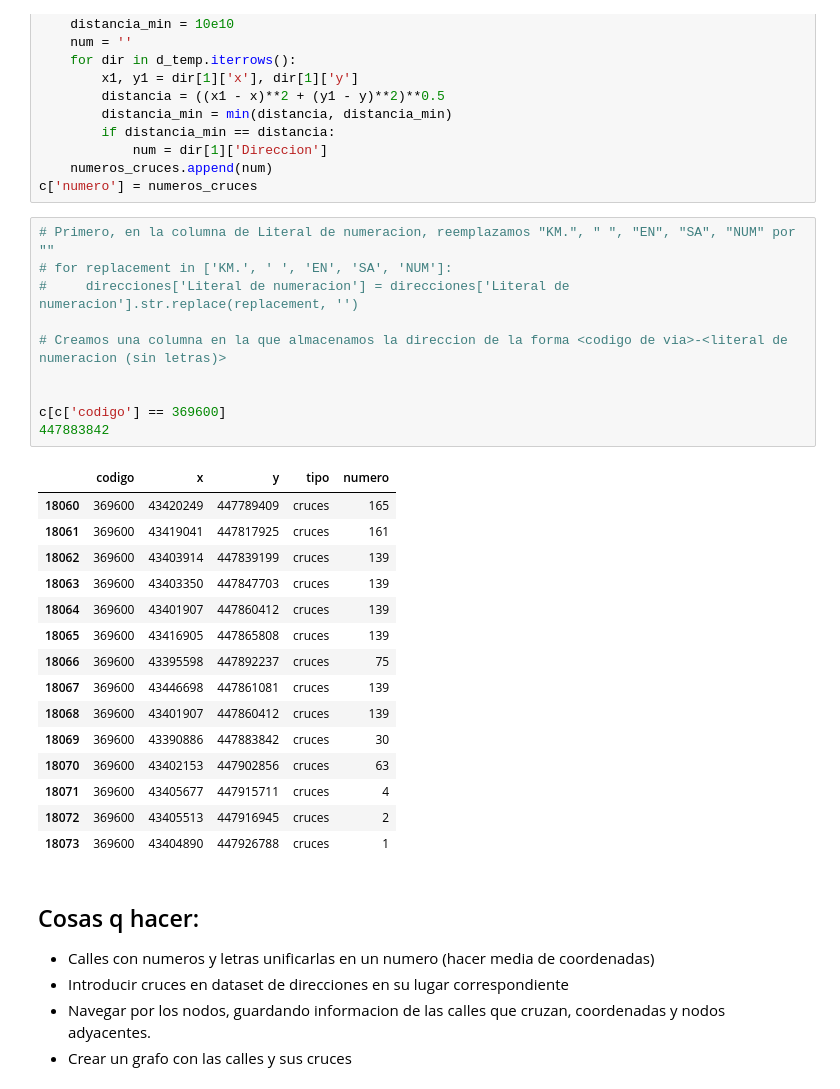
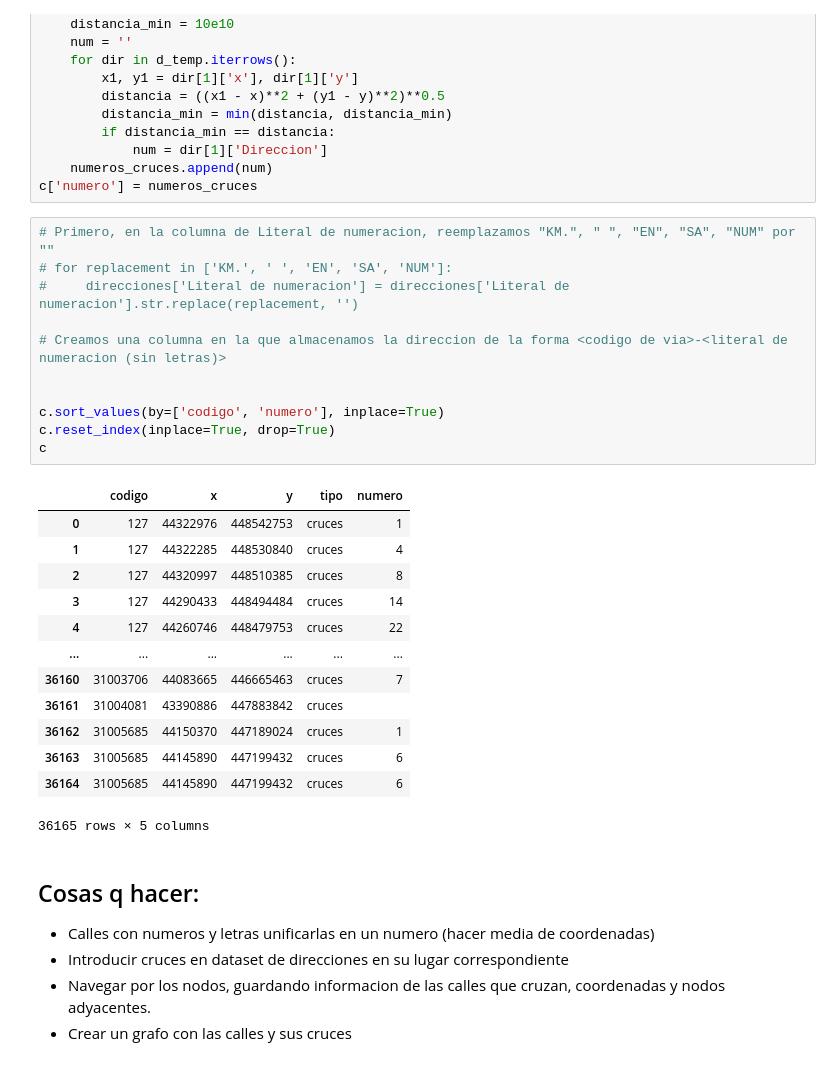
Before and after one commit to xAlexMGGx/GPS, a Jupyter notebook: gps.ipynb, the cells around one changed output. Cells and saved outputs as stored; diff of their text form.

```diff
--- a/gps.ipynb
+++ b/gps.ipynb
@@ -244,29 +244,28 @@ c['numero'] = numeros_cruces
 # %%
 # Primero, en la columna de Literal de numeracion, reemplazamos "KM.", " ", "EN", "SA", "NUM" por ""
 # for replacement in ['KM.', ' ', 'EN', 'SA', 'NUM']:
 #     direcciones['Literal de numeracion'] = direcciones['Literal de numeracion'].str.replace(replacement, '')
 
 # Creamos una columna en la que almacenamos la direccion de la forma <codigo de via>-<literal de numeracion (sin letras)>
 
 
-c[c['codigo'] == 369600]
-447883842
+c.sort_values(by=['codigo', 'numero'], inplace=True)
+c.reset_index(inplace=True, drop=True)
+c
 # %% [output]
 |  | codigo | x | y | tipo | numero |
-| 18060 | 369600 | 43420249 | 447789409 | cruces | 165 |
-| 18061 | 369600 | 43419041 | 447817925 | cruces | 161 |
-| 18062 | 369600 | 43403914 | 447839199 | cruces | 139 |
-| 18063 | 369600 | 43403350 | 447847703 | cruces | 139 |
-| 18064 | 369600 | 43401907 | 447860412 | cruces | 139 |
-| 18065 | 369600 | 43416905 | 447865808 | cruces | 139 |
-| 18066 | 369600 | 43395598 | 447892237 | cruces | 75 |
-| 18067 | 369600 | 43446698 | 447861081 | cruces | 139 |
-| 18068 | 369600 | 43401907 | 447860412 | cruces | 139 |
-| 18069 | 369600 | 43390886 | 447883842 | cruces | 30 |
-| 18070 | 369600 | 43402153 | 447902856 | cruces | 63 |
-| 18071 | 369600 | 43405677 | 447915711 | cruces | 4 |
-| 18072 | 369600 | 43405513 | 447916945 | cruces | 2 |
-| 18073 | 369600 | 43404890 | 447926788 | cruces | 1 |
+| 0 | 127 | 44322976 | 448542753 | cruces | 1 |
+| 1 | 127 | 44322285 | 448530840 | cruces | 4 |
+| 2 | 127 | 44320997 | 448510385 | cruces | 8 |
+| 3 | 127 | 44290433 | 448494484 | cruces | 14 |
+| 4 | 127 | 44260746 | 448479753 | cruces | 22 |
+| ... | ... | ... | ... | ... | ... |
+| 36160 | 31003706 | 44083665 | 446665463 | cruces | 7 |
+| 36161 | 31004081 | 43390886 | 447883842 | cruces |  |
+| 36162 | 31005685 | 44150370 | 447189024 | cruces | 1 |
+| 36163 | 31005685 | 44145890 | 447199432 | cruces | 6 |
+| 36164 | 31005685 | 44145890 | 447199432 | cruces | 6 |
+36165 rows × 5 columns
 # %% [markdown]
 ## Cosas q hacer:
 
```
Also changed, not shown: parts of 1 cell of this notebook.
